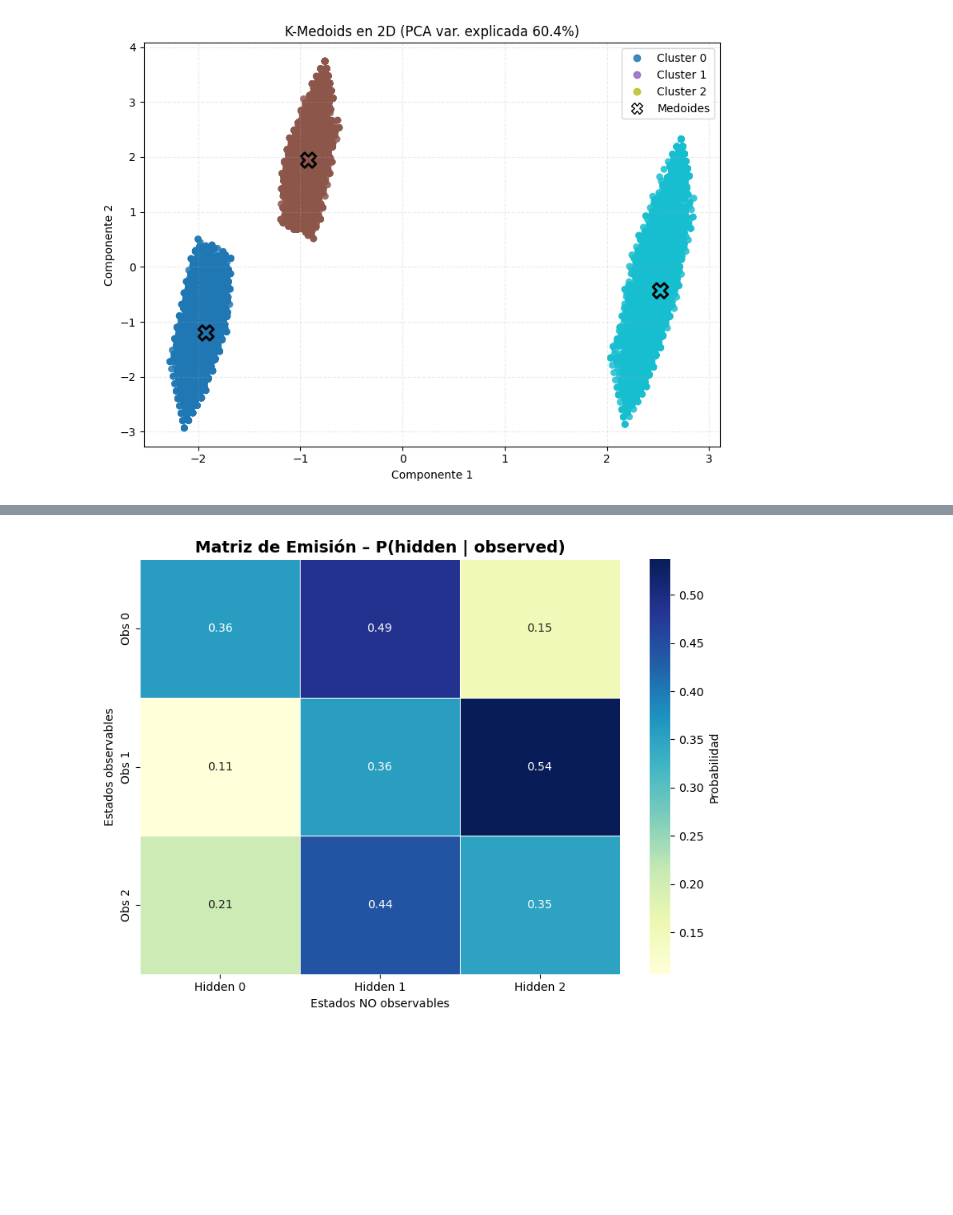
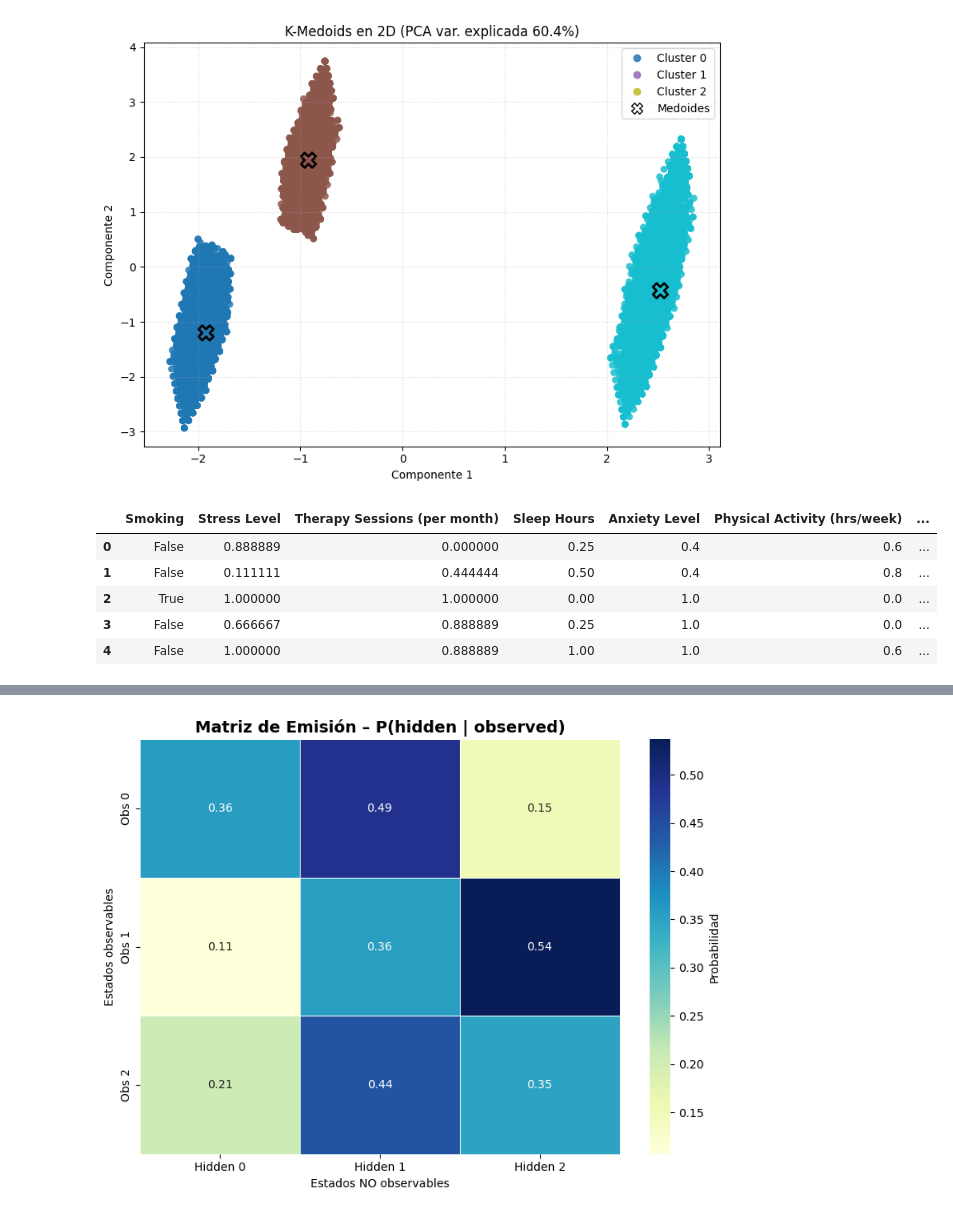
Before and after one commit to D2Giraldot/Anxiety_HMM_TdG, a Jupyter notebook: data-science-project/notebooks/DataLab4.ipynb, the cells around one changed output, grey strips where cells are left out. Drawn from its saved outputs; the diff is of its cells as text; code cells hidden in the pictures; blank space fills up the shorter version.

```diff
--- a/data-science-project/notebooks/DataLab4.ipynb
+++ b/data-science-project/notebooks/DataLab4.ipynb
@@ -583,6 +583,15 @@ df_selected["Cluster_Observables_Vector"] = cluster_var_obs
 
 # (Opcional) revisar distribución
 # print(np.bincount(cluster_var_no_obs))
+# %%
+df_selected.head()
+# %% [output]
+|  | Smoking | Stress Level | Therapy Sessions (per month) | Sleep Hours | Anxiety Level | Physical Activity (hrs/week) | ... |
+| 0 | False | 0.888889 | 0.000000 | 0.25 | 0.4 | 0.6 | ... |
+| 1 | False | 0.111111 | 0.444444 | 0.50 | 0.4 | 0.8 | ... |
+| 2 | True | 1.000000 | 1.000000 | 0.00 | 1.0 | 0.0 | ... |
+| 3 | False | 0.666667 | 0.888889 | 0.25 | 1.0 | 0.0 | ... |
+| 4 | False | 1.000000 | 0.888889 | 1.00 | 1.0 | 0.6 | ... |
 # %%
 ### Generando matriz de emisión ---- Observables
 
```
Also changed, not shown: parts of 4 cells of this notebook, 2 other files.
